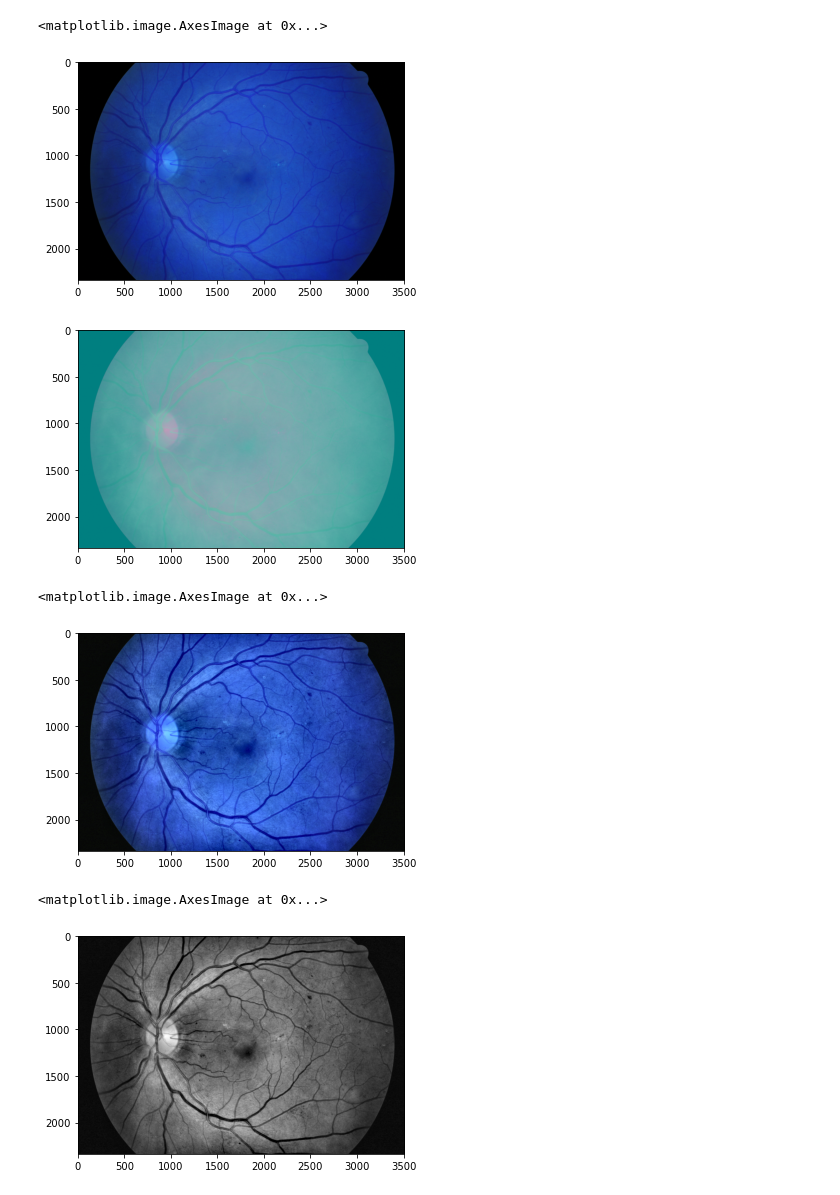
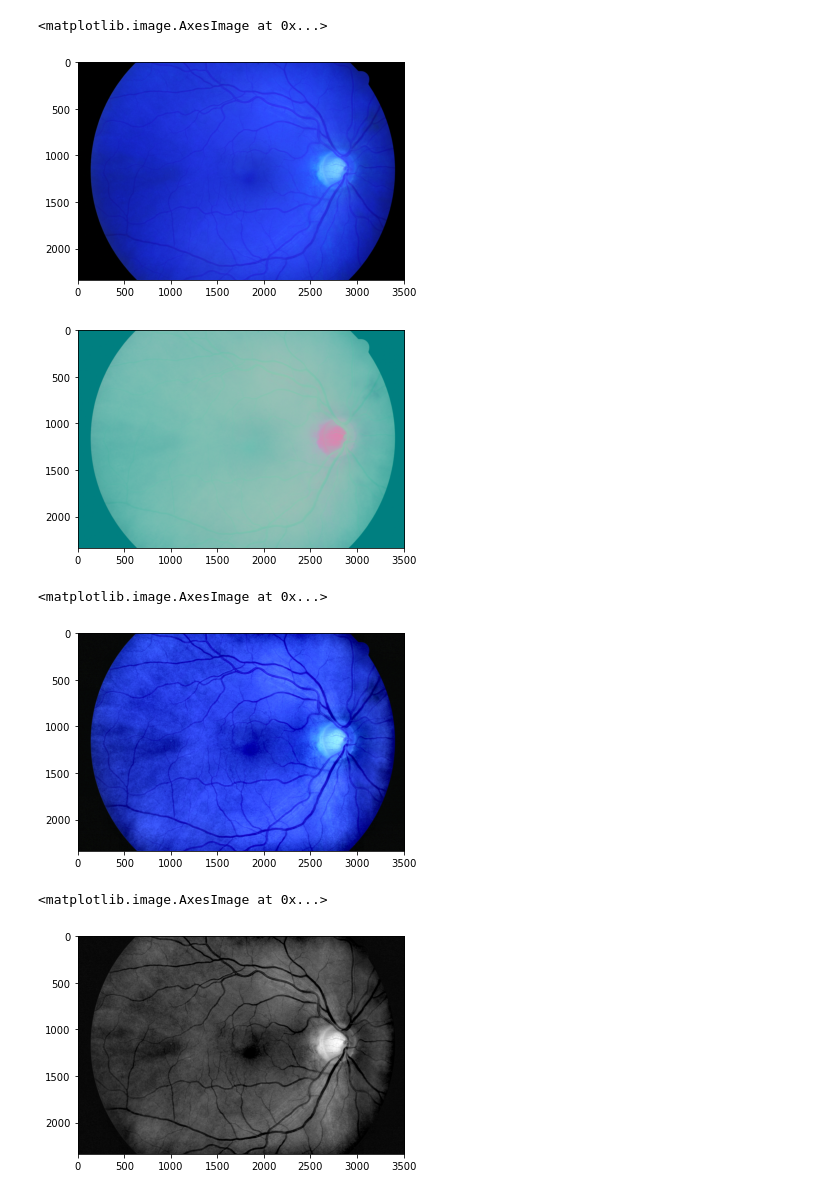
Before and after one commit to codeblessing/S6-IwM, a Jupyter notebook: fundus_vessels.ipynb, the cells around one changed output. Cells and saved outputs as stored; diff of their text form; code cells hidden in the pictures.

```diff
--- a/fundus_vessels.ipynb
+++ b/fundus_vessels.ipynb
@@ -6,16 +7,16 @@ from skimage.filters import frangi
 # %%
-image = cv.imread('data/all/images/07_dr.JPG')
+image = cv.imread('data/all/images/07_h.JPG')
 imshow(image, cmap='gray')
 # %% [output]
 <matplotlib.image.AxesImage at 0x...>
-[figure, old version]
+[figure, new version]
 # %%
 # convert to CIELAB color space and extract lightness
 image_lab = cv.cvtColor(image, cv.COLOR_BGR2LAB)
 imshow(image_lab)
 l, a, b = cv.split(image_lab)
 # %% [output]
-[figure, old version]
+[figure, new version]
 # %%
 # apply contrast limited adaptive histogram equalization to the L channel
 # https://stackoverflow.com/questions/24341114/simple-illumination-correction-in-images-opencv-c
@@ -26,7 +27,7 @@ merged = cv.cvtColor(merged, cv.COLOR_LAB2BGR)
 imshow(merged)
 # %% [output]
 <matplotlib.image.AxesImage at 0x...>
-[figure, old version]
+[figure, new version]
 # %%
 # convert image to BGR and extract green channel (vessels' visibility is the best)
 b, g, r = cv.split(merged)
@@ -34,6 +35,6 @@ b, g, r = cv.split(merged)
 imshow(g, cmap='gray')
 # %% [output]
 <matplotlib.image.AxesImage at 0x...>
-[figure, old version]
+[figure, new version]
 # %%
 from skimage.util import img_as_bool
```
Also changed, not shown: parts of 9 cells of this notebook, 1 other file.
